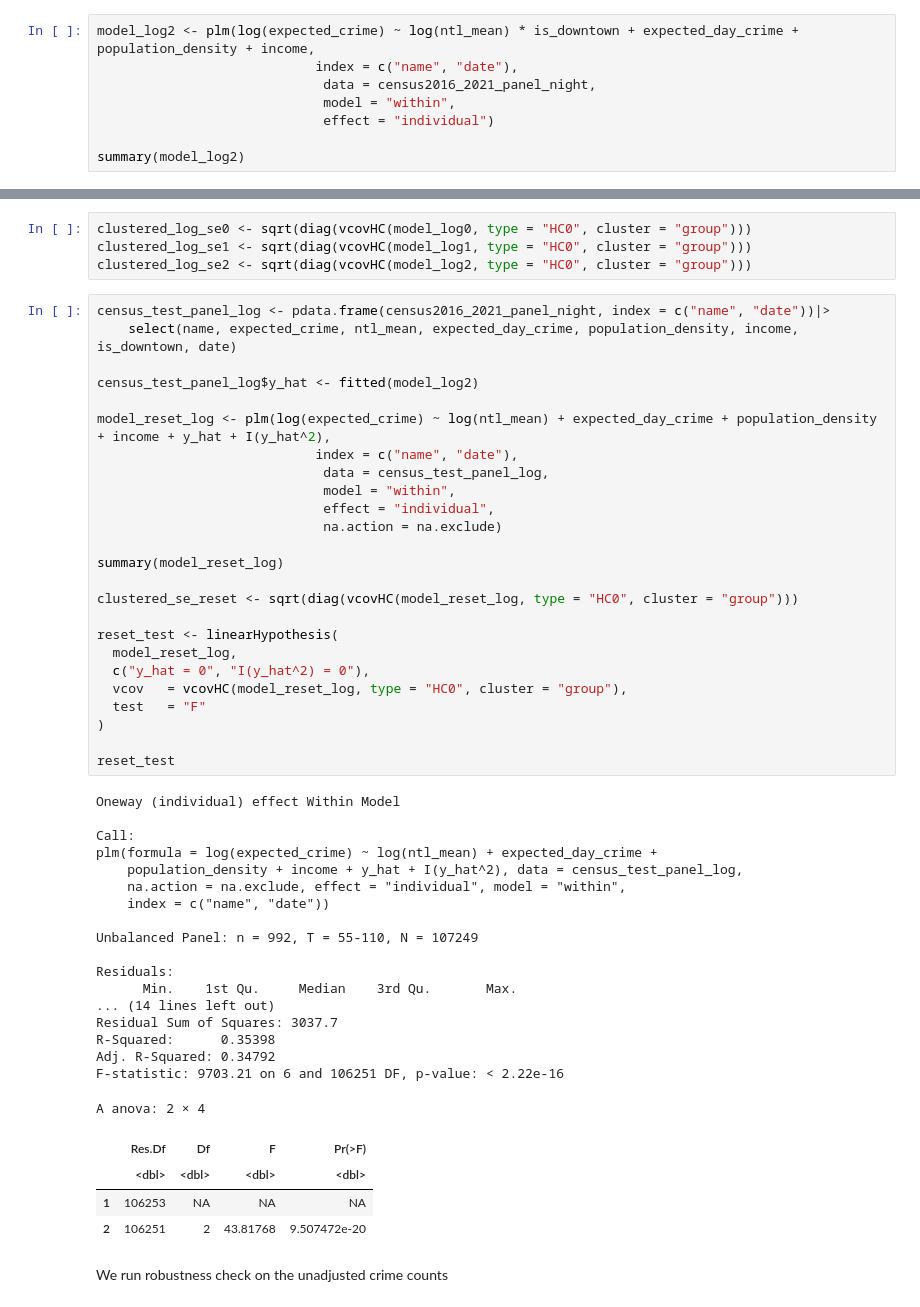
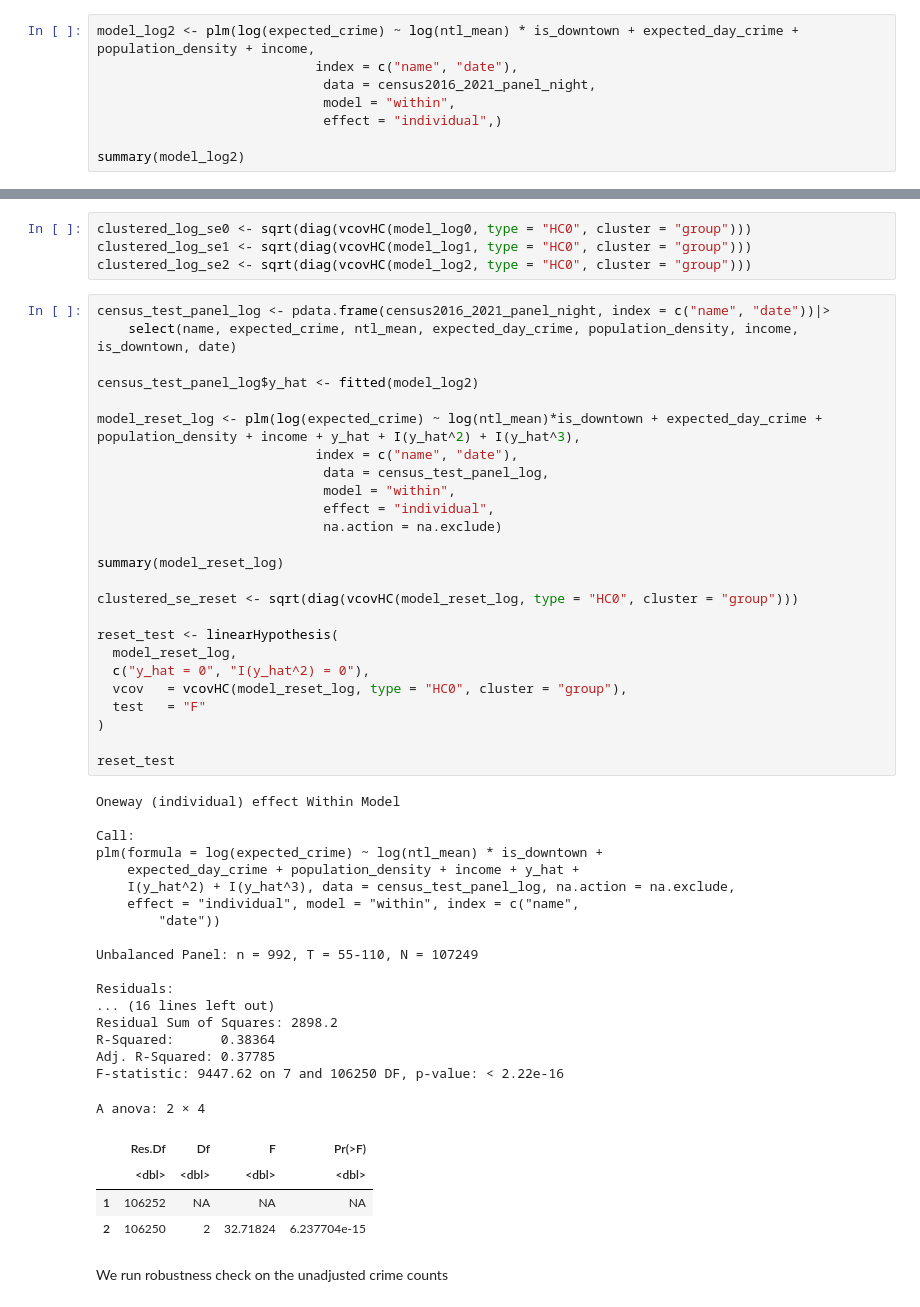
Before and after one commit to Irene-Berezin/econ_398_project, a Jupyter notebook: project_workbook.ipynb, the cells around one changed output, grey strips where cells are left out. Drawn from its saved outputs; the diff is of its cells as text.

```diff
--- a/project_workbook.ipynb
+++ b/project_workbook.ipynb
@@ -1371,7 +1352,7 @@ model_log2 <- plm(log(expected_crime) ~ log(ntl_mean) * is_downtown + expected_d
                             index = c("name", "date"),
                              data = census2016_2021_panel_night,
                              model = "within",
-                             effect = "individual")
+                             effect = "individual",)
 
 summary(model_log2)
 # %% [output]
@@ -1410,48 +1391,48 @@ census_test_panel_log <- pdata.frame(census2016_2021_panel_night, index = c("nam
 
 census_test_panel_log$y_hat <- fitted(model_log2)
 
-model_reset_log <- plm(log(expected_crime) ~ log(ntl_mean) + expected_day_crime + population_density + income + y_hat + I(y_hat^2),
+model_reset_log <- plm(log(expected_crime) ~ log(ntl_mean)*is_downtown + expected_day_crime + population_density + income + y_hat + I(y_hat^2) + I(y_hat^3),
                             index = c("name", "date"),
                              data = census_test_panel_log,
                              model = "within",
                              effect = "individual",
                              na.action = na.exclude)
 
 summary(model_reset_log)
 
 clustered_se_reset <- sqrt(diag(vcovHC(model_reset_log, type = "HC0", cluster = "group")))
 
 reset_test <- linearHypothesis(
   model_reset_log,
   c("y_hat = 0", "I(y_hat^2) = 0"),
   vcov   = vcovHC(model_reset_log, type = "HC0", cluster = "group"),
   test   = "F"
 )
 
 reset_test
 # %% [output]
 Oneway (individual) effect Within Model
 
 Call:
-plm(formula = log(expected_crime) ~ log(ntl_mean) + expected_day_crime +
-    population_density + income + y_hat + I(y_hat^2), data = census_test_panel_log,
-    na.action = na.exclude, effect = "individual", model = "within",
-    index = c("name", "date"))
+plm(formula = log(expected_crime) ~ log(ntl_mean) * is_downtown +
+    expected_day_crime + population_density + income + y_hat +
+    I(y_hat^2) + I(y_hat^3), data = census_test_panel_log, na.action = na.exclude,
+    effect = "individual", model = "within", index = c("name",
+        "date"))
 
 Unbalanced Panel: n = 992, T = 55-110, N = 107249
 
 Residuals:
-      Min.    1st Qu.     Median    3rd Qu.       Max.
-... (14 lines left out)
-Residual Sum of Squares: 3037.7
-R-Squared:      0.35398
-Adj. R-Squared: 0.34792
-F-statistic: 9703.21 on 6 and 106251 DF, p-value: < 2.22e-16
+... (16 lines left out)
+Residual Sum of Squares: 2898.2
+R-Squared:      0.38364
+Adj. R-Squared: 0.37785
+F-statistic: 9447.62 on 7 and 106250 DF, p-value: < 2.22e-16
 A anova: 2 × 4
 |  | Res.Df | Df | F | Pr(>F) |
 |  | <dbl> | <dbl> | <dbl> | <dbl> |
-| 1 | 106253 | NA | NA | NA |
-| 2 | 106251 | 2 | 43.81768 | 9.507472e-20 |
+| 1 | 106252 | NA | NA | NA |
+| 2 | 106250 | 2 | 32.71824 | 6.237704e-15 |
 # %% [markdown]
 We run robustness check on the unadjusted crime counts
 # %%
```
Also changed, not shown: parts of 20 cells of this notebook.
